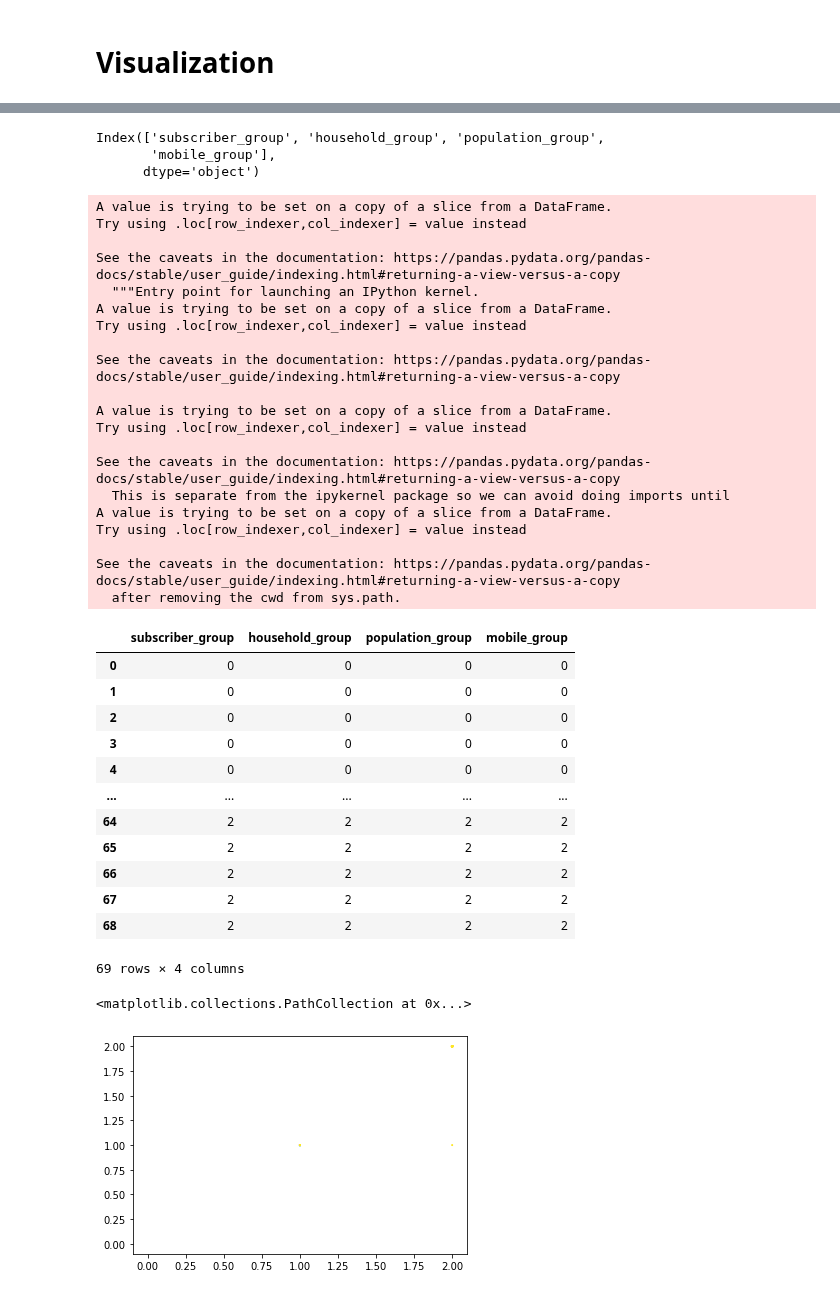
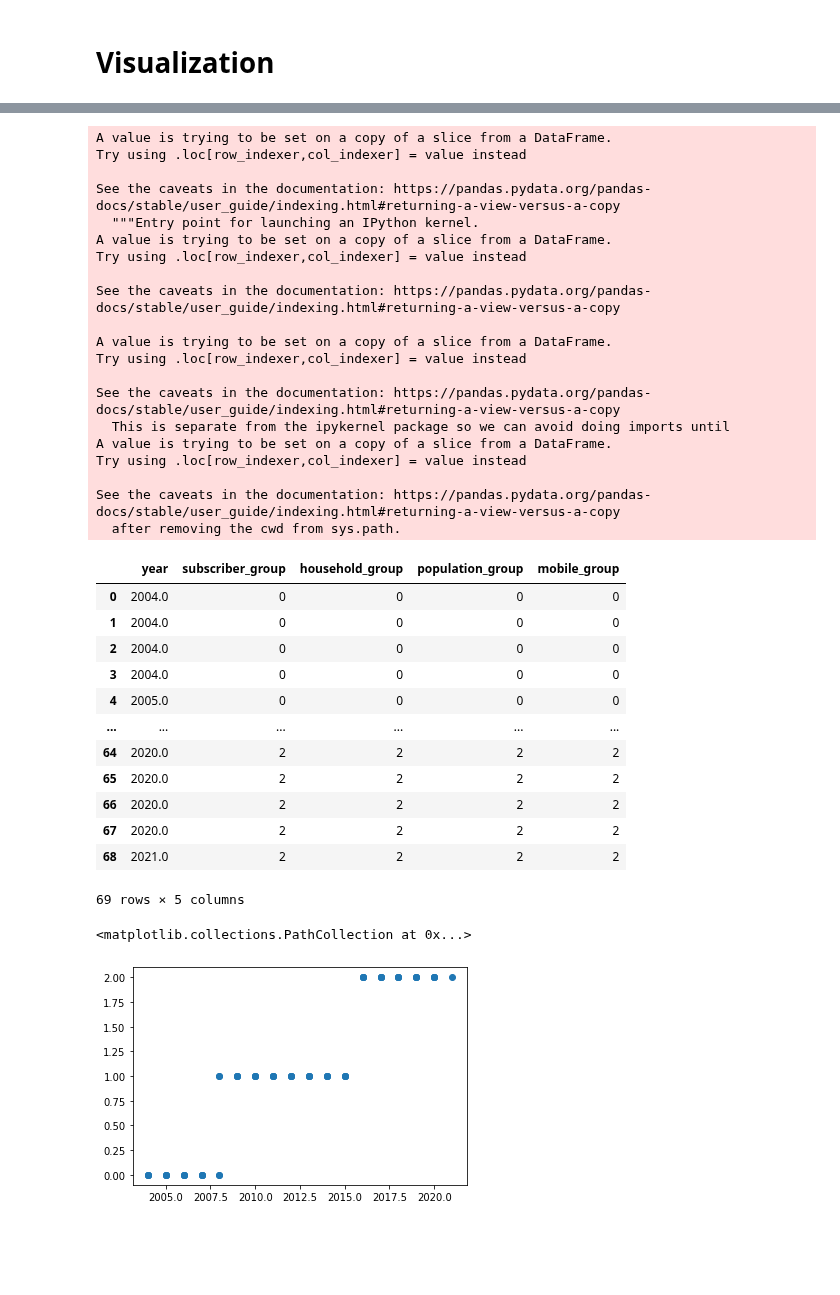
Before and after one commit to mintra-tippayaratsontorn/DWDM21, a Jupyter notebook: Project_DWDM.ipynb, the cells around one changed output, grey strips where cells are left out. Cells and saved outputs as stored; diff of their text form; code cells hidden in the pictures; blank space fills up the shorter version.

Commit message:
plot กราฟใหม่แบบงงๆ

```diff
--- a/Project_DWDM.ipynb
+++ b/Project_DWDM.ipynb
@@ -536,6 +536,6 @@ Index(['no.', 'Mobile Market Report', 'value_mobile', 'quarter',
        'population_group', 'mobile_group'],
       dtype='object')
 # %%
-data_cut = merge_table3_drop[['subscriber_group', 'household_group', 'population_group', 'mobile_group']]
+data_cut = merge_table3_drop[['year', 'subscriber_group', 'household_group', 'population_group', 'mobile_group']]
 data_cut
 # %% [output]
@@ -642,9 +644,3 @@ array([['low', 'low', 'low', 'low'],
-# %%
-data_cut.columns
-# %% [output]
-Index(['subscriber_group', 'household_group', 'population_group',
-       'mobile_group'],
-      dtype='object')
 # %%
 data_cut['subscriber_group'] = data_cut['subscriber_group'].map({'low':0,'median':1,'high':2})
 data_cut['household_group'] = data_cut['household_group'].map({'low':0,'median':1,'high':2})
@@ -672,19 +668,19 @@ Try using .loc[row_indexer,col_indexer] = value instead
 
 See the caveats in the documentation: https://pandas.pydata.org/pandas-docs/stable/user_guide/indexing.html#returning-a-view-versus-a-copy
   after removing the cwd from sys.path.
-|  | subscriber_group | household_group | population_group | mobile_group |
-| 0 | 0 | 0 | 0 | 0 |
-| 1 | 0 | 0 | 0 | 0 |
-| 2 | 0 | 0 | 0 | 0 |
-| 3 | 0 | 0 | 0 | 0 |
-| 4 | 0 | 0 | 0 | 0 |
-| ... | ... | ... | ... | ... |
-| 64 | 2 | 2 | 2 | 2 |
-| 65 | 2 | 2 | 2 | 2 |
-| 66 | 2 | 2 | 2 | 2 |
-| 67 | 2 | 2 | 2 | 2 |
-| 68 | 2 | 2 | 2 | 2 |
+|  | year | subscriber_group | household_group | population_group | mobile_group |
+| 0 | 2004.0 | 0 | 0 | 0 | 0 |
+| 1 | 2004.0 | 0 | 0 | 0 | 0 |
+| 2 | 2004.0 | 0 | 0 | 0 | 0 |
+| 3 | 2004.0 | 0 | 0 | 0 | 0 |
+| 4 | 2005.0 | 0 | 0 | 0 | 0 |
+| ... | ... | ... | ... | ... | ... |
+| 64 | 2020.0 | 2 | 2 | 2 | 2 |
+| 65 | 2020.0 | 2 | 2 | 2 | 2 |
+| 66 | 2020.0 | 2 | 2 | 2 | 2 |
+| 67 | 2020.0 | 2 | 2 | 2 | 2 |
+| 68 | 2021.0 | 2 | 2 | 2 | 2 |
-69 rows × 4 columns
+69 rows × 5 columns
 # %%
 from matplotlib import pyplot as plt
 # %%
@@ -703,5 +688,5 @@ y = [0,1,2]
 # %%
-plt.scatter(data_cut['household_group'],data_cut['mobile_group'],data_cut['population_group'],data_cut['subscriber_group'])
+plt.scatter(data_cut['year'],data_cut['household_group'])
 # %% [output]
 <matplotlib.collections.PathCollection at 0x...>
-[figure, old version]
+[figure, new version]
```
Also changed, not shown: parts of 11 cells of this notebook.
